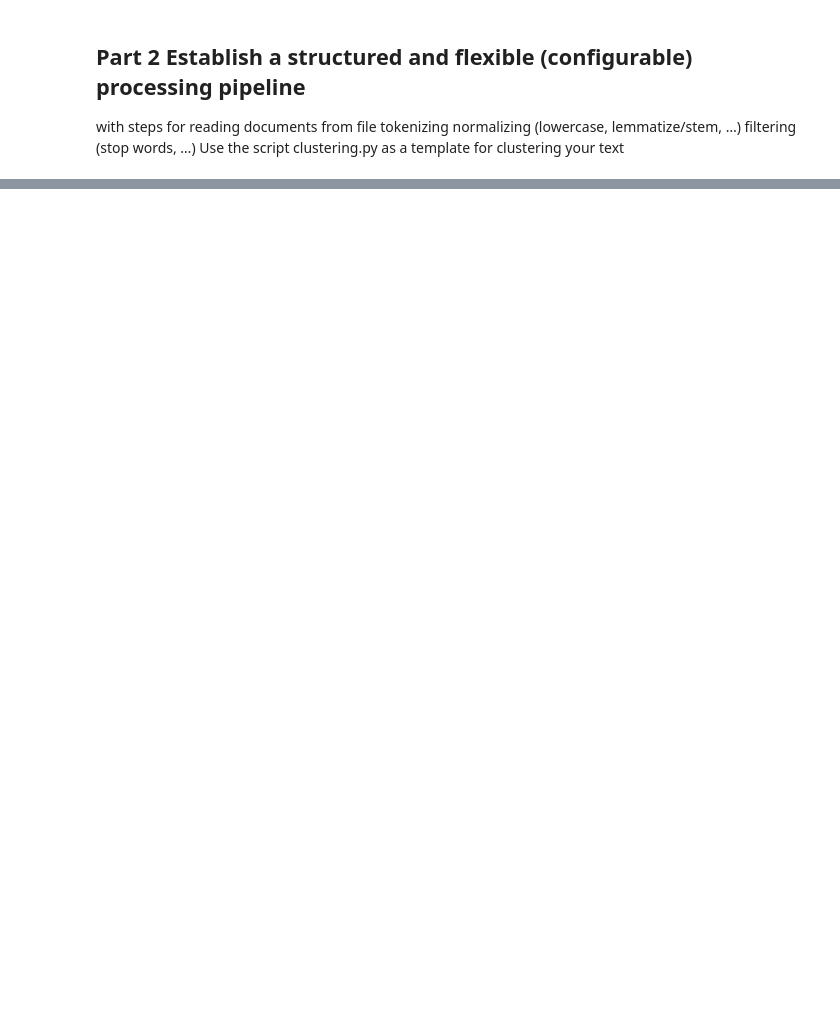
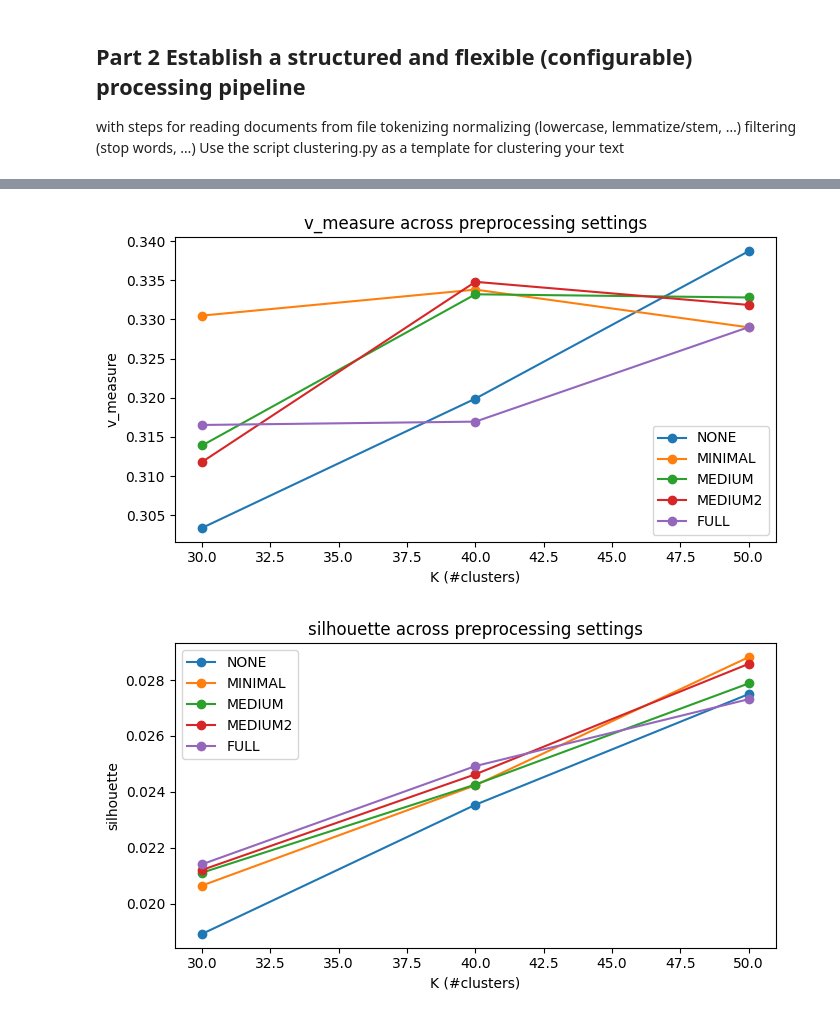
Before and after one commit to CarlaMalo/MedNLP-Multitask, a Jupyter notebook: Task_1.ipynb, the cells around one changed output, grey strips where cells are left out. Cells and saved outputs as stored; diff of their text form; code cells hidden in the pictures; blank space fills up the shorter version.

```diff
--- a/Task_1.ipynb
+++ b/Task_1.ipynb
@@ -233,0 +336,16 @@ Use the script clustering.py as a template for clustering your text
+# %%
+# -------------------------------------
+# 4. Vectorization
+# -------------------------------------
+from sklearn.feature_extraction.text import TfidfVectorizer
+
+def tfidf_vectorize(series):
+    vec = TfidfVectorizer(stop_words="english", ngram_range=(1,2), min_df=2)
+    X = vec.fit_transform(series)
+    return X, vec
+
+X_none,  vec_none  = tfidf_vectorize(df["text_none"])
+X_min,   vec_min   = tfidf_vectorize(df["text_min"])
+X_med,   vec_med   = tfidf_vectorize(df["text_med"])
+X_med2,   vec_med2   = tfidf_vectorize(df["text_med2"])
+X_full,  vec_full  = tfidf_vectorize(df["text_full"])
@@ -233,0 +420,26 @@ Use the script clustering.py as a template for clustering your text
+# %%
+# -------------------------------------
+# 6. Metric comparison plot
+# -------------------------------------
+import matplotlib.pyplot as plt
+
+def plot_metric(results_all, metric="v_measure"):
+    plt.figure(figsize=(7,4))
+
+    for cfg in results_all["config"].unique():
+        subset = results_all[results_all["config"] == cfg]
+        plt.plot(subset["K"], subset[metric], marker="o", label=cfg)
+
+    plt.title(f"{metric} across preprocessing settings")
+    plt.xlabel("K (#clusters)")
+    plt.ylabel(metric)
+    plt.legend()
+    plt.tight_layout()
+    plt.show()
+
+# Example
+plot_metric(results_all, "v_measure")
+plot_metric(results_all, "silhouette")
+# %% [output]
+[figure, added]
+[figure, added]
```
Also changed, not shown: parts of 16 cells of this notebook.
